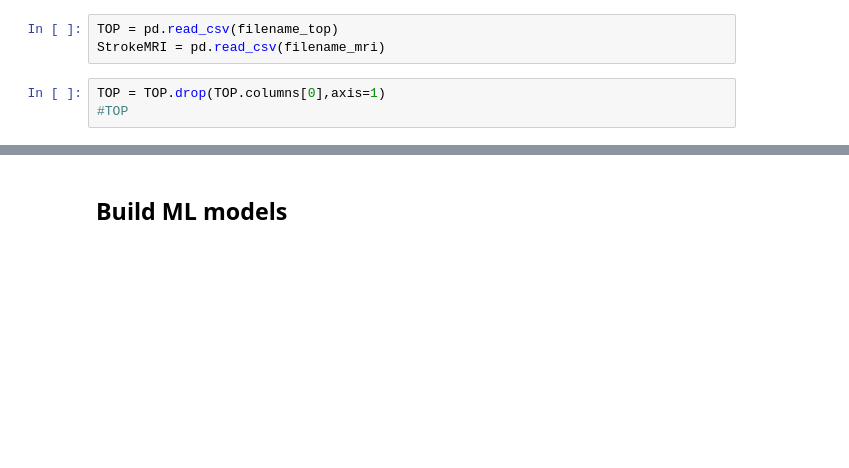
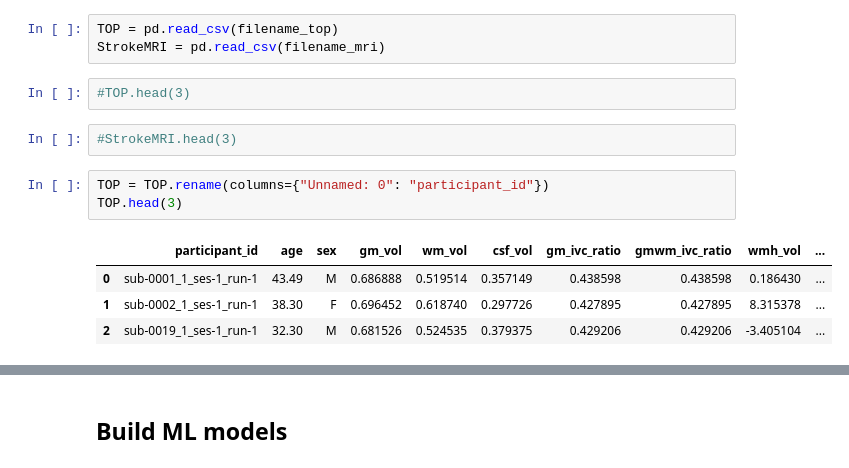
Before and after one commit to brainspinner/cvasl, a Jupyter notebook: harmonization_paper/ml_experiment4.ipynb, the cells around one changed output, grey strips where cells are left out. Drawn from its saved outputs; the diff is of its cells as text; blank space fills up the shorter version.

```diff
--- a/harmonization_paper/ml_experiment4.ipynb
+++ b/harmonization_paper/ml_experiment4.ipynb
@@ -51,7 +51,16 @@ filename_top = os.path.join(filepath_top,'neuro_harm_top.csv')
 # %%
 TOP = pd.read_csv(filename_top)
 StrokeMRI = pd.read_csv(filename_mri)
+# %%
+#TOP.head(3)
+# %%
+#StrokeMRI.head(3)
 # %%
-TOP = TOP.drop(TOP.columns[0],axis=1)
-#TOP
+TOP = TOP.rename(columns={"Unnamed: 0": "participant_id"})
+TOP.head(3)
+# %% [output]
+|  | participant_id | age | sex | gm_vol | wm_vol | csf_vol | gm_ivc_ratio | gmwm_ivc_ratio | wmh_vol | ... |
+| 0 | sub-0001_1_ses-1_run-1 | 43.49 | M | 0.686888 | 0.519514 | 0.357149 | 0.438598 | 0.438598 | 0.186430 | ... |
+| 1 | sub-0002_1_ses-1_run-1 | 38.30 | F | 0.696452 | 0.618740 | 0.297726 | 0.427895 | 0.427895 | 8.315378 | ... |
+| 2 | sub-0019_1_ses-1_run-1 | 32.30 | M | 0.681526 | 0.524535 | 0.379375 | 0.429206 | 0.429206 | -3.405104 | ... |
 # %%
```
Also changed, not shown: parts of 21 cells of this notebook, 17 other files.
